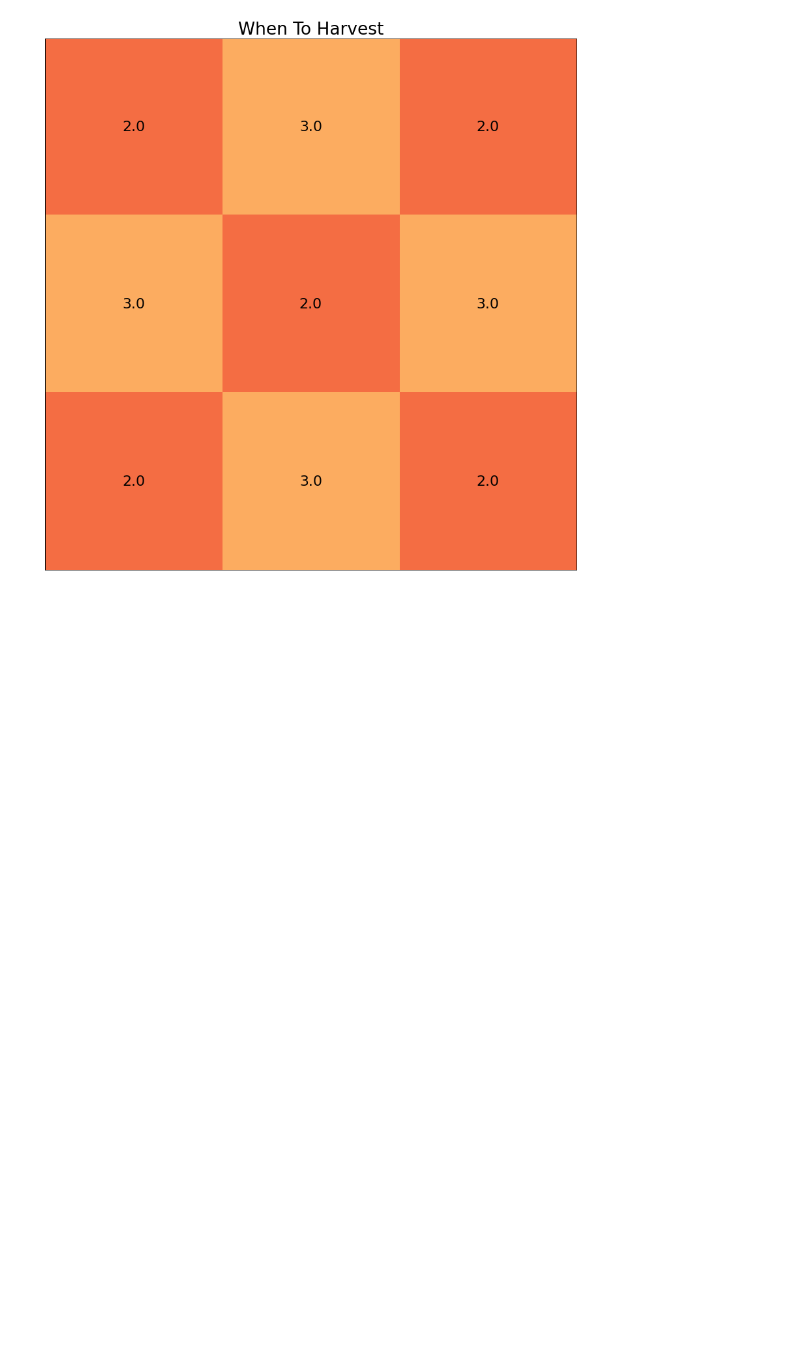
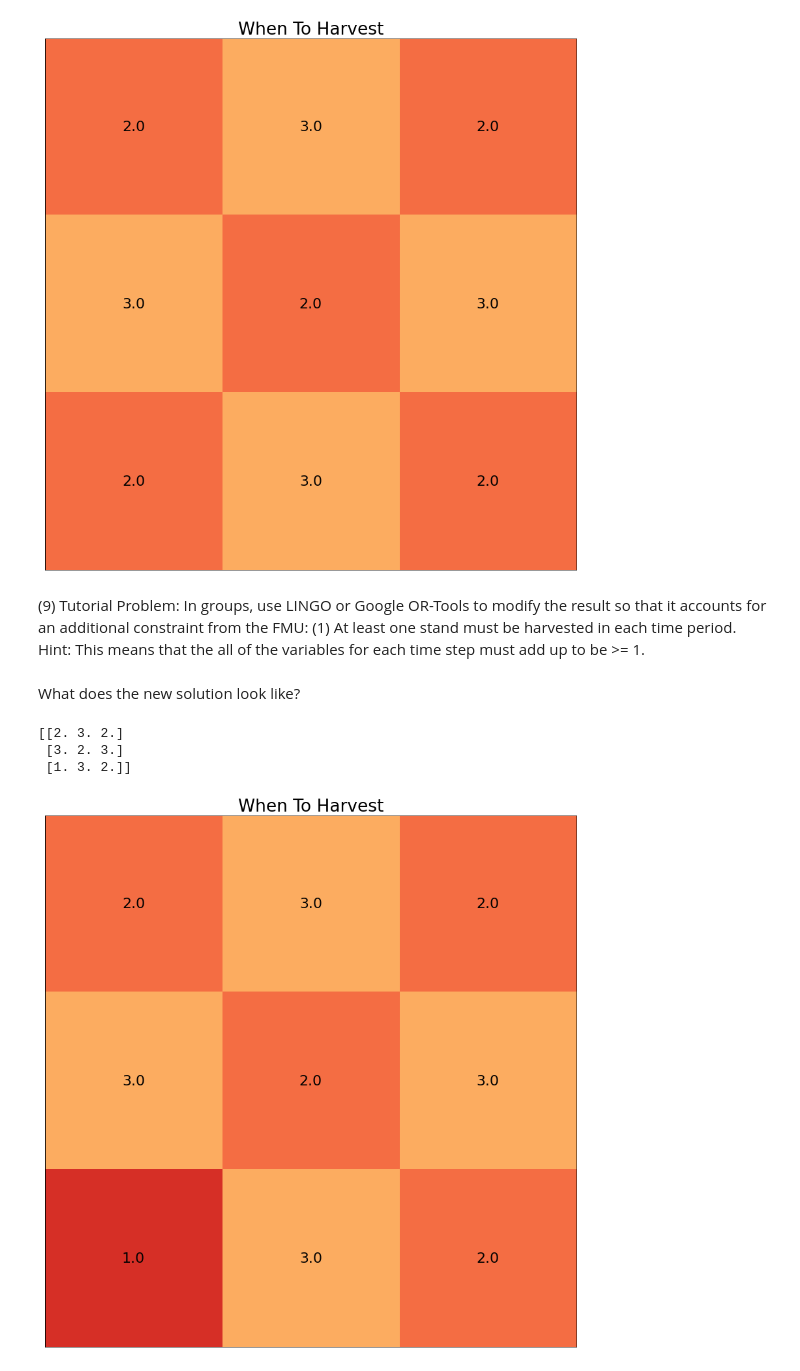
Before and after one commit to clara-risk/FOR3004, a Jupyter notebook: FOR3004_Tutorial6_Spatial_Planning_OR_Tools.ipynb, the cells around one changed output. Saved outputs shown, nothing was run; the diff lists cells and outputs as text; code cells hidden in the pictures; blank space fills up the shorter version.

```diff
--- a/FOR3004_Tutorial6_Spatial_Planning_OR_Tools.ipynb
+++ b/FOR3004_Tutorial6_Spatial_Planning_OR_Tools.ipynb
@@ -337,3 +337,7 @@ plt.show()
  [3. 2. 3.]
  [2. 3. 2.]]
 [figure]
+# %% [markdown]
+(9) Tutorial Problem: In groups, use LINGO or Google OR-Tools to modify the result so that it accounts for an additional constraint from the FMU:
+(1) At least one stand must be harvested in each time period.
+ Hint: This means that the all of the variables for each time step must add up to be >= 1.
@@ -339,0 +378,30 @@ plt.show()
+# %% [markdown]
+What does the new solution look like?
+# %%
+fig, ax = plt.subplots(figsize=(15, 15))
+matplotlib.rcParams.update({'font.size': 22})
+new_array = np.zeros(stand_ids.shape)
+new_array[0][0] = 2
+new_array[0][1] = 3
+new_array[0][2] = 2
+new_array[1][0] = 3
+new_array[1][1] = 2
+new_array[1][2] = 3
+new_array[2][0] = 1
+new_array[2][1] = 3
+new_array[2][2] = 2
+print(new_array)
+gk = plt.imshow(new_array,vmin=0,\
+                vmax=10,cmap='RdYlBu')
+ax.set_title('When To Harvest')
+for (j,i),label in np.ndenumerate(new_array):
+    ax.text(i,j,label,ha='center',va='center')
+
+ax.set_xticks([])
+ax.set_yticks([])
+plt.show()
+# %% [output]
+[[2. 3. 2.]
+ [3. 2. 3.]
+ [1. 3. 2.]]
+[figure, added]
```
Also changed, not shown: parts of 1 cell of this notebook.
